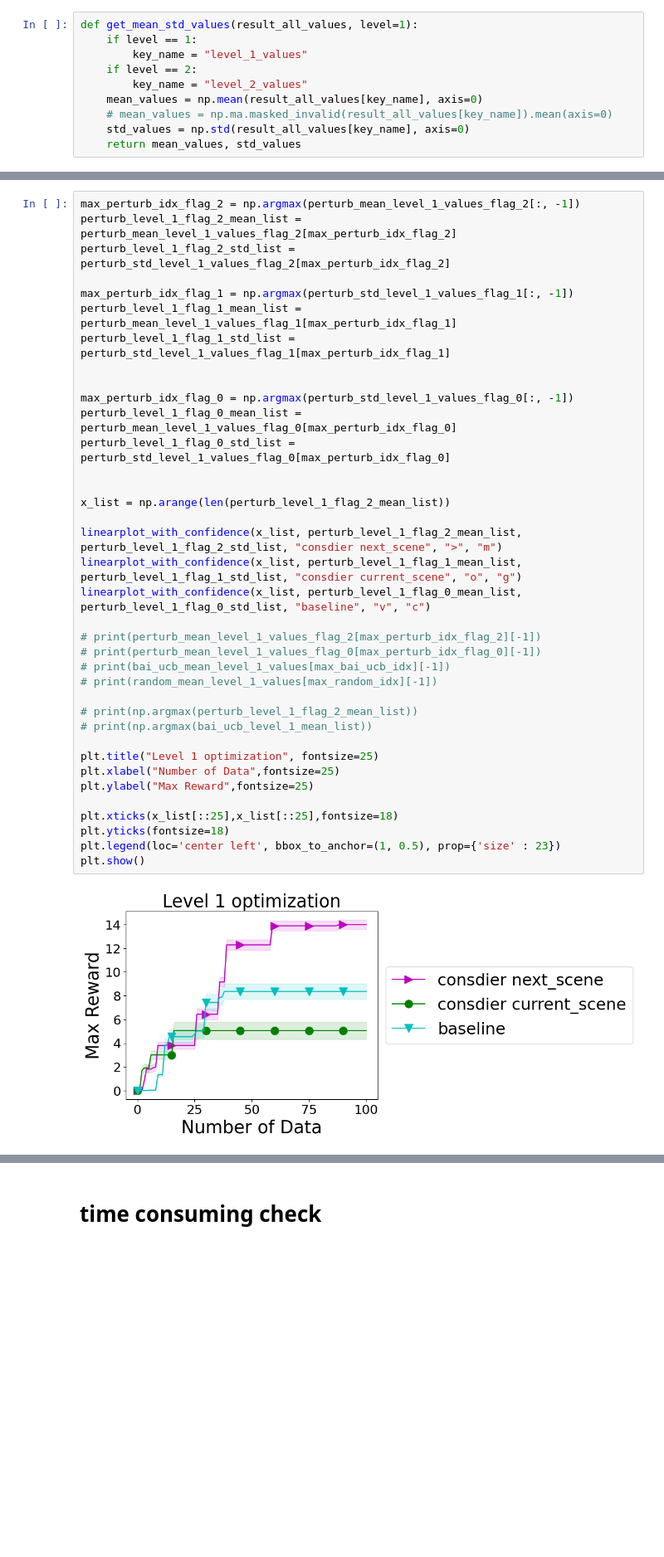
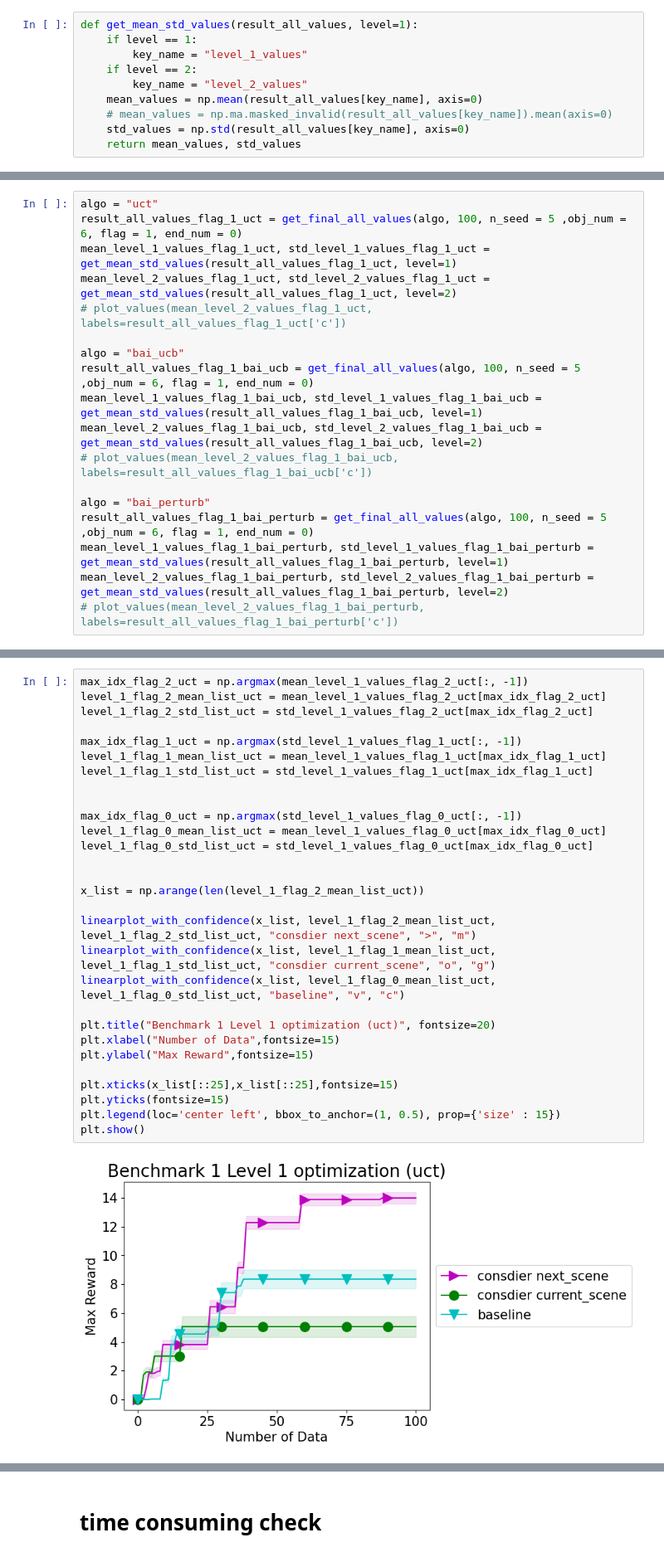
Before and after one commit to juju0111/pytamp, a Jupyter notebook: results/benchmark1/benchmark1_rearr_result_level_2.ipynb, the cells around one changed output, grey strips where cells are left out. Shown at 83% size. Saved outputs shown, nothing was run; the diff lists cells and outputs as text; blank space fills up the shorter version.

Commit message:
revise benchmark1

```diff
--- a/results/benchmark1/benchmark1_rearr_result_level_2.ipynb
+++ b/results/benchmark1/benchmark1_rearr_result_level_2.ipynb
@@ -122,0 +165,18 @@ plot_values(perturb_mean_level_1_values_flag_0, labels=bai_perturb_result_all_va
+# %%
+algo = "uct"
+result_all_values_flag_1_uct = get_final_all_values(algo, 100, n_seed = 5 ,obj_num = 6, flag = 1, end_num = 0)
+mean_level_1_values_flag_1_uct, std_level_1_values_flag_1_uct = get_mean_std_values(result_all_values_flag_1_uct, level=1)
+mean_level_2_values_flag_1_uct, std_level_2_values_flag_1_uct = get_mean_std_values(result_all_values_flag_1_uct, level=2)
+# plot_values(mean_level_2_values_flag_1_uct, labels=result_all_values_flag_1_uct['c'])
+
+algo = "bai_ucb"
+result_all_values_flag_1_bai_ucb = get_final_all_values(algo, 100, n_seed = 5 ,obj_num = 6, flag = 1, end_num = 0)
+mean_level_1_values_flag_1_bai_ucb, std_level_1_values_flag_1_bai_ucb = get_mean_std_values(result_all_values_flag_1_bai_ucb, level=1)
+mean_level_2_values_flag_1_bai_ucb, std_level_2_values_flag_1_bai_ucb = get_mean_std_values(result_all_values_flag_1_bai_ucb, level=2)
+# plot_values(mean_level_2_values_flag_1_bai_ucb, labels=result_all_values_flag_1_bai_ucb['c'])
+
+algo = "bai_perturb"
+result_all_values_flag_1_bai_perturb = get_final_all_values(algo, 100, n_seed = 5 ,obj_num = 6, flag = 1, end_num = 0)
+mean_level_1_values_flag_1_bai_perturb, std_level_1_values_flag_1_bai_perturb = get_mean_std_values(result_all_values_flag_1_bai_perturb, level=1)
+mean_level_2_values_flag_1_bai_perturb, std_level_2_values_flag_1_bai_perturb = get_mean_std_values(result_all_values_flag_1_bai_perturb, level=2)
+# plot_values(mean_level_2_values_flag_1_bai_perturb, labels=result_all_values_flag_1_bai_perturb['c'])
@@ -123,39 +224,31 @@ plot_values(perturb_mean_level_1_values_flag_0, labels=bai_perturb_result_all_va
 # %%
-max_perturb_idx_flag_2 = np.argmax(perturb_mean_level_1_values_flag_2[:, -1])
-perturb_level_1_flag_2_mean_list = perturb_mean_level_1_values_flag_2[max_perturb_idx_flag_2]
-perturb_level_1_flag_2_std_list = perturb_std_level_1_values_flag_2[max_perturb_idx_flag_2]
+max_idx_flag_2_uct = np.argmax(mean_level_1_values_flag_2_uct[:, -1])
+level_1_flag_2_mean_list_uct = mean_level_1_values_flag_2_uct[max_idx_flag_2_uct]
+level_1_flag_2_std_list_uct = std_level_1_values_flag_2_uct[max_idx_flag_2_uct]
 
-max_perturb_idx_flag_1 = np.argmax(perturb_std_level_1_values_flag_1[:, -1])
-perturb_level_1_flag_1_mean_list = perturb_mean_level_1_values_flag_1[max_perturb_idx_flag_1]
-perturb_level_1_flag_1_std_list = perturb_std_level_1_values_flag_1[max_perturb_idx_flag_1]
+max_idx_flag_1_uct = np.argmax(std_level_1_values_flag_1_uct[:, -1])
+level_1_flag_1_mean_list_uct = mean_level_1_values_flag_1_uct[max_idx_flag_1_uct]
+level_1_flag_1_std_list_uct = std_level_1_values_flag_1_uct[max_idx_flag_1_uct]
 
 
-max_perturb_idx_flag_0 = np.argmax(perturb_std_level_1_values_flag_0[:, -1])
-perturb_level_1_flag_0_mean_list = perturb_mean_level_1_values_flag_0[max_perturb_idx_flag_0]
-perturb_level_1_flag_0_std_list = perturb_std_level_1_values_flag_0[max_perturb_idx_flag_0]
+max_idx_flag_0_uct = np.argmax(std_level_1_values_flag_0_uct[:, -1])
+level_1_flag_0_mean_list_uct = mean_level_1_values_flag_0_uct[max_idx_flag_0_uct]
+level_1_flag_0_std_list_uct = std_level_1_values_flag_0_uct[max_idx_flag_0_uct]
 
 
-x_list = np.arange(len(perturb_level_1_flag_2_mean_list))
+x_list = np.arange(len(level_1_flag_2_mean_list_uct))
 
-linearplot_with_confidence(x_list, perturb_level_1_flag_2_mean_list, perturb_level_1_flag_2_std_list, "consdier next_scene", ">", "m")
-linearplot_with_confidence(x_list, perturb_level_1_flag_1_mean_list, perturb_level_1_flag_1_std_list, "consdier current_scene", "o", "g")
-linearplot_with_confidence(x_list, perturb_level_1_flag_0_mean_list, perturb_level_1_flag_0_std_list, "baseline", "v", "c")
+linearplot_with_confidence(x_list, level_1_flag_2_mean_list_uct, level_1_flag_2_std_list_uct, "consdier next_scene", ">", "m")
+linearplot_with_confidence(x_list, level_1_flag_1_mean_list_uct, level_1_flag_1_std_list_uct, "consdier current_scene", "o", "g")
+linearplot_with_confidence(x_list, level_1_flag_0_mean_list_uct, level_1_flag_0_std_list_uct, "baseline", "v", "c")
 
-# print(perturb_mean_level_1_values_flag_2[max_perturb_idx_flag_2][-1])
-# print(perturb_mean_level_1_values_flag_0[max_perturb_idx_flag_0][-1])
-# print(bai_ucb_mean_level_1_values[max_bai_ucb_idx][-1])
-# print(random_mean_level_1_values[max_random_idx][-1])
+plt.title("Benchmark 1 Level 1 optimization (uct)", fontsize=20)
+plt.xlabel("Number of Data",fontsize=15)
+plt.ylabel("Max Reward",fontsize=15)
 
-# print(np.argmax(perturb_level_1_flag_2_mean_list))
-# print(np.argmax(bai_ucb_level_1_mean_list))
-
-plt.title("Level 1 optimization", fontsize=25)
-plt.xlabel("Number of Data",fontsize=25)
-plt.ylabel("Max Reward",fontsize=25)
-
-plt.xticks(x_list[::25],x_list[::25],fontsize=18)
-plt.yticks(fontsize=18)
-plt.legend(loc='center left', bbox_to_anchor=(1, 0.5), prop={'size' : 23})
+plt.xticks(x_list[::25],x_list[::25],fontsize=15)
+plt.yticks(fontsize=15)
+plt.legend(loc='center left', bbox_to_anchor=(1, 0.5), prop={'size' : 15})
 plt.show()
 # %% [output]
-[figure, old version]
+[figure, new version]
```
Also changed, not shown: parts of 37 cells of this notebook, 12 other files.
